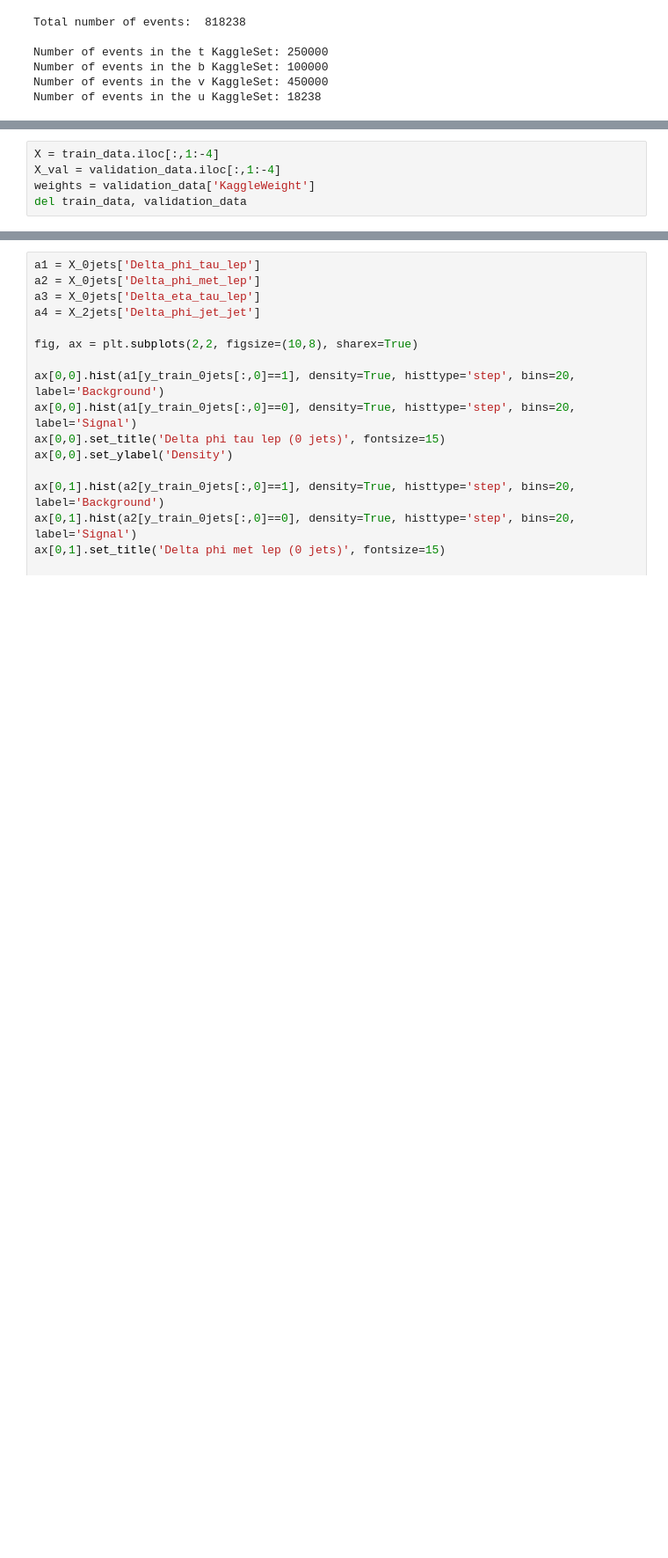
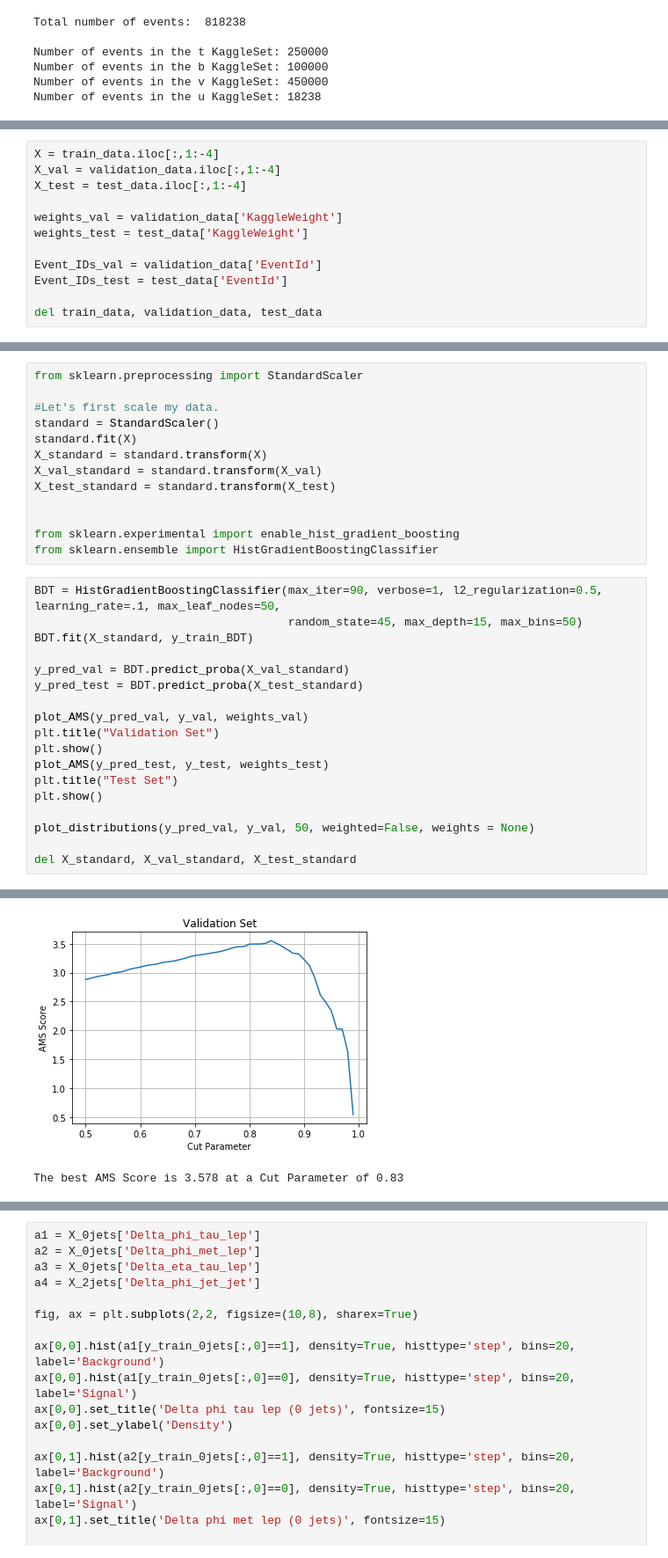
Before and after one commit to JustWhit3/higgs-decay-classification, a Jupyter notebook: Program.ipynb, the cells around one changed output, grey strips where cells are left out. Shown at 88% size. Saved outputs shown, nothing was run; the diff lists cells and outputs as text; blank space fills up the shorter version.

```diff
--- a/Program.ipynb
+++ b/Program.ipynb
@@ -72,6 +165,13 @@ len(train_data), len(validation_data)
 # %%
 X = train_data.iloc[:,1:-4]
 X_val = validation_data.iloc[:,1:-4]
-weights = validation_data['KaggleWeight']
-del train_data, validation_data
+X_test = test_data.iloc[:,1:-4]
+
+weights_val = validation_data['KaggleWeight']
+weights_test = test_data['KaggleWeight']
+
+Event_IDs_val = validation_data['EventId']
+Event_IDs_test = test_data['EventId']
+
+del train_data, validation_data, test_data
 # %% [markdown]
@@ -113,0 +209,32 @@ X_val = X_val.drop(['PRI_tau_phi', 'PRI_lep_phi', 'PRI_jet_leading_phi', 'PRI_je
+# %%
+from sklearn.preprocessing import StandardScaler
+
+#Let's first scale my data.
+standard = StandardScaler()
+standard.fit(X)
+X_standard = standard.transform(X)
+X_val_standard = standard.transform(X_val)
+X_test_standard = standard.transform(X_test)
+
+
+from sklearn.experimental import enable_hist_gradient_boosting
+from sklearn.ensemble import HistGradientBoostingClassifier
+# %%
+BDT = HistGradientBoostingClassifier(max_iter=90, verbose=1, l2_regularization=0.5, learning_rate=.1, max_leaf_nodes=50,
+                                     random_state=45, max_depth=15, max_bins=50)
+BDT.fit(X_standard, y_train_BDT)
+
+y_pred_val = BDT.predict_proba(X_val_standard)
+y_pred_test = BDT.predict_proba(X_test_standard)
+
+plot_AMS(y_pred_val, y_val, weights_val)
+plt.title("Validation Set")
+plt.show()
+plot_AMS(y_pred_test, y_test, weights_test)
+plt.title("Test Set")
+plt.show()
+
+plot_distributions(y_pred_val, y_val, 50, weighted=False, weights = None)
+
+del X_standard, X_val_standard, X_test_standard
+# %% [output]
@@ -113,0 +258,2 @@ X_val = X_val.drop(['PRI_tau_phi', 'PRI_lep_phi', 'PRI_jet_leading_phi', 'PRI_je
+[figure, added]
+The best AMS Score is 3.578 at a Cut Parameter of 0.83
```
Also changed, not shown: parts of 86 cells of this notebook.
